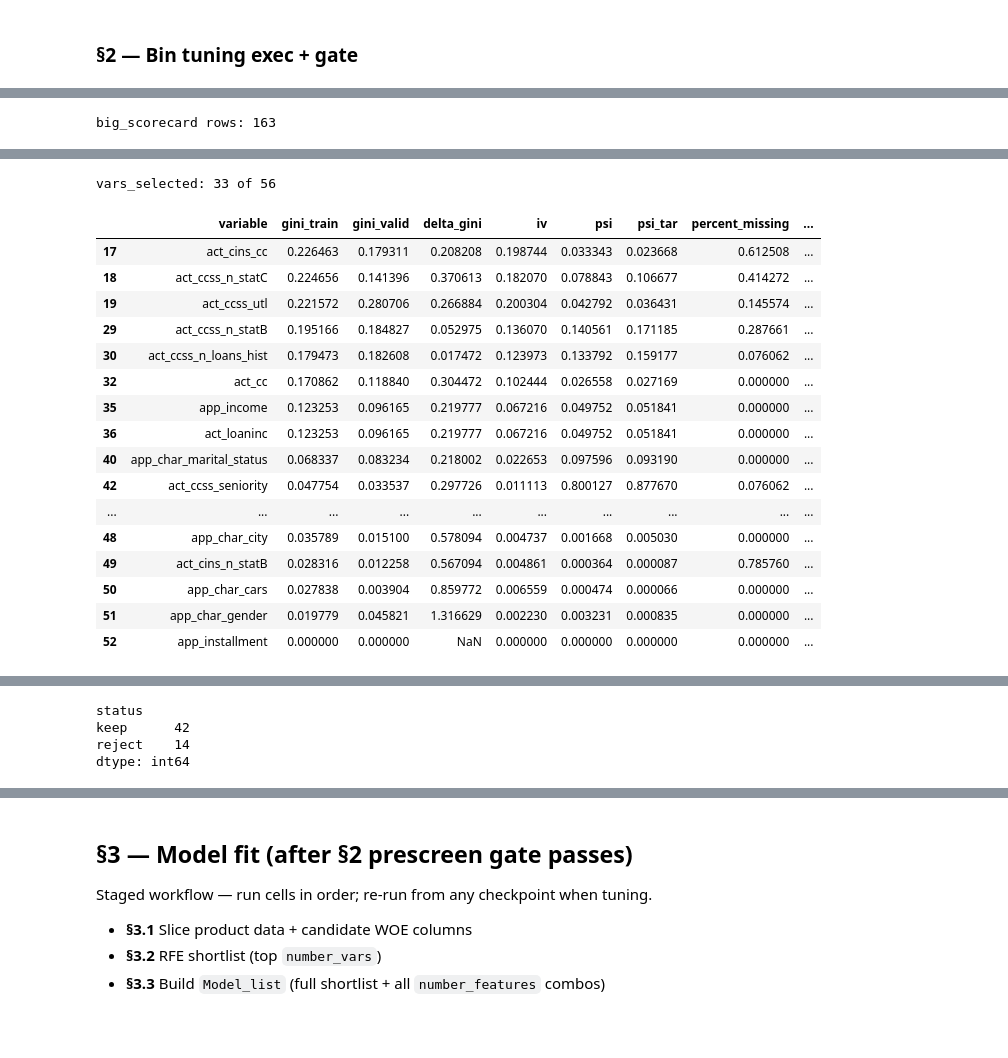
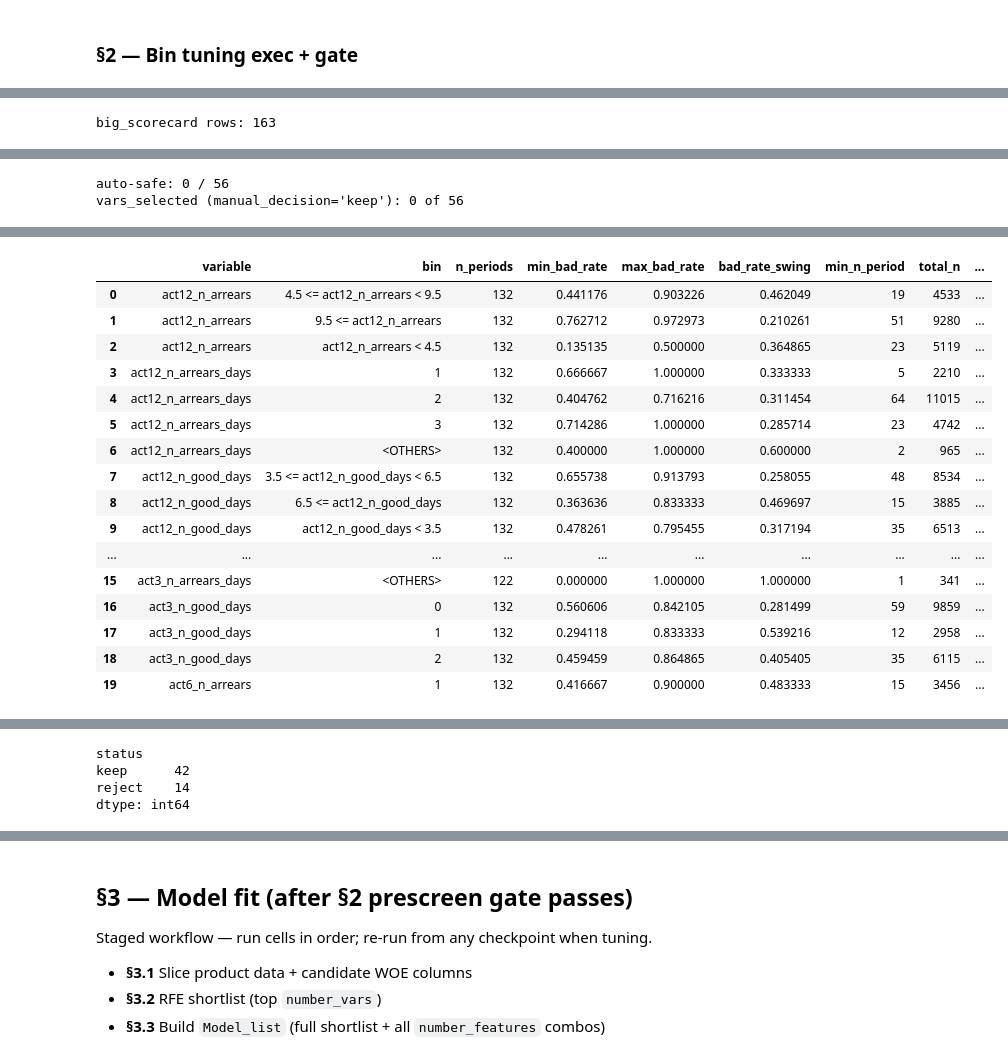
Before and after one commit to giangphuongtran/scorecard-builder, a Jupyter notebook: notebooks/03_scorecard.ipynb, the cells around one changed output, grey strips where cells are left out. Drawn from its saved outputs; the diff is of its cells as text; code cells hidden in the pictures; blank space fills up the shorter version.

```diff
--- a/notebooks/03_scorecard.ipynb
+++ b/notebooks/03_scorecard.ipynb
@@ -86,6 +86,9 @@ SCORECARD_PARAMS = {
         "max_bad_rate_swing": 0.15,
         "min_periods_for_stability": 6,
         "max_plots": None,
+        "min_static_br_gap": 0.02,      # 2 percentage points
+        "min_period_br_gap": 0.02,      # for time-gap stability checks
+        "min_periods_for_gap": 6,
     },
     "selection": {
         "number_vars": 12,
@@ -949,16 +952,3 @@ checkpoint build_gini_vars_table: 3 rows
 | 0 | act_cc | 0.182276 | 0.136257 | 0.252469 | 0.077965 | 0.026558 | 0.027169 | 0.0 | ... |
 | 1 | act_loaninc | 0.109458 | 0.122895 | 0.122753 | 0.080094 | 0.049752 | 0.051841 | 0.0 | ... |
 | 2 | act_age | 0.041984 | 0.088755 | 1.114027 | 0.002759 | 0.243880 | 0.216543 | 0.0 | ... |
-# %%
-def apply_prescreen(gini_vars, params):
-	return gini_vars.query(
-		"gini_train > @params['gini_min']"
-		" and delta_gini < @params['delta_gini_max']"
-		" and psi_tar < @params['psi_tar_max']"
-		" and psi < @params['psi_max']"
-	)["variable"].tolist()
-
-# --- checkpoint: apply_prescreen ---
-_cp_vars_selected = apply_prescreen(_cp_gini_vars, SCORECARD_PARAMS)
-print(f"checkpoint apply_prescreen: kept {len(_cp_vars_selected)} / {len(_cp_gini_vars)}")
-print("sample:", _cp_vars_selected[:5])
@@ -1267,5 +1923,5 @@ Period × bin (Variable_report right block)
 # %%
-# §2 — Bin tuning loop (re-run after changing params until prescreen gate passes)
+# §2 — Bin tuning loop (re-run after changing params until manual-review table is stable)
 
 binning_maps = fit_binning_maps(
     train_product, cand["all"], SCORECARD_PARAMS["target"], SCORECARD_PARAMS
@@ -1292,12 +1948,19 @@ gini_vars = build_gini_vars_table(
     train_binned, valid_binned, train_woe, valid_woe,
     big_scorecard, cand["all"], SCORECARD_PARAMS["target"], SCORECARD_PARAMS,
 )
-display(gini_vars.head(15))
+review_vars = apply_prescreen(gini_vars, SCORECARD_PARAMS)
+period_tables, stability_flags = bin_stability_report(
+    train_binned, cand["all"], SCORECARD_PARAMS["target"], SCORECARD_PARAMS["time_col"], SCORECARD_PARAMS,
+)
+master_review_vars, master_review_bins = build_master_review_table(review_vars, stability_flags)
 
-vars_selected = apply_prescreen(gini_vars, SCORECARD_PARAMS)
-rejected = gini_vars[~gini_vars["variable"].isin(vars_selected)]
-print(f"vars_selected: {len(vars_selected)} of {len(gini_vars)}")
-display(rejected.head(20))
+vars_selected = select_vars_from_manual_review(master_review_vars)
+review_focus = master_review_vars.loc[~master_review_vars["safe_to_include"]]
+print(f"auto-safe: {int(master_review_vars['safe_to_include'].sum())} / {len(master_review_vars)}")
+print(f"vars_selected (manual_decision='keep'): {len(vars_selected)} of {len(master_review_vars)}")
+display(master_review_vars.head(20))
+display(master_review_bins.head(20))
+display(review_focus[["variable", "safety_reason", "n_unstable_bins", "max_bad_rate_swing"]].head(20))
 
 screen_report = prescreen_features(train_woe, valid_woe, iv_table, SCORECARD_PARAMS)
 display(screen_report.groupby("status").size())
@@ -1314,4 +1977,6 @@ big_scorecard rows: 163
 | 7 | act_loaninc | 5.817 <= act_loaninc | 5.817 <= act_loaninc | 4770 | 3740 | 1030 | 0.784067 | 0.251954 | 943.0 | ... |
 | 8 | act_loaninc | act_loaninc < 2.325 | act_loaninc < 2.325 | 4411 | 3025 | 1386 | 0.685786 | 0.232992 | 489.0 | ... |
 | 9 | app_income | 2150.5 <= app_income | 2150.5 <= app_income | 4411 | 3025 | 1386 | 0.685786 | 0.232992 | 489.0 | ... |
+auto-safe: 0 / 56
+vars_selected (manual_decision='keep'): 0 of 56
 |  | variable | gini_train | gini_valid | delta_gini | iv | psi | psi_tar | percent_missing | ... |
@@ -1333,18 +1999,17 @@ big_scorecard rows: 163
-vars_selected: 33 of 56
-|  | variable | gini_train | gini_valid | delta_gini | iv | psi | psi_tar | percent_missing | ... |
-| 17 | act_cins_cc | 0.226463 | 0.179311 | 0.208208 | 0.198744 | 0.033343 | 0.023668 | 0.612508 | ... |
-| 18 | act_ccss_n_statC | 0.224656 | 0.141396 | 0.370613 | 0.182070 | 0.078843 | 0.106677 | 0.414272 | ... |
-| 19 | act_ccss_utl | 0.221572 | 0.280706 | 0.266884 | 0.200304 | 0.042792 | 0.036431 | 0.145574 | ... |
-| 29 | act_ccss_n_statB | 0.195166 | 0.184827 | 0.052975 | 0.136070 | 0.140561 | 0.171185 | 0.287661 | ... |
-| 30 | act_ccss_n_loans_hist | 0.179473 | 0.182608 | 0.017472 | 0.123973 | 0.133792 | 0.159177 | 0.076062 | ... |
-| 32 | act_cc | 0.170862 | 0.118840 | 0.304472 | 0.102444 | 0.026558 | 0.027169 | 0.000000 | ... |
-| 35 | app_income | 0.123253 | 0.096165 | 0.219777 | 0.067216 | 0.049752 | 0.051841 | 0.000000 | ... |
-| 36 | act_loaninc | 0.123253 | 0.096165 | 0.219777 | 0.067216 | 0.049752 | 0.051841 | 0.000000 | ... |
-| 40 | app_char_marital_status | 0.068337 | 0.083234 | 0.218002 | 0.022653 | 0.097596 | 0.093190 | 0.000000 | ... |
-| 42 | act_ccss_seniority | 0.047754 | 0.033537 | 0.297726 | 0.011113 | 0.800127 | 0.877670 | 0.076062 | ... |
+|  | variable | bin | n_periods | min_bad_rate | max_bad_rate | bad_rate_swing | min_n_period | total_n | ... |
+| 0 | act12_n_arrears | 4.5 <= act12_n_arrears < 9.5 | 132 | 0.441176 | 0.903226 | 0.462049 | 19 | 4533 | ... |
+| 1 | act12_n_arrears | 9.5 <= act12_n_arrears | 132 | 0.762712 | 0.972973 | 0.210261 | 51 | 9280 | ... |
+| 2 | act12_n_arrears | act12_n_arrears < 4.5 | 132 | 0.135135 | 0.500000 | 0.364865 | 23 | 5119 | ... |
+| 3 | act12_n_arrears_days | 1 | 132 | 0.666667 | 1.000000 | 0.333333 | 5 | 2210 | ... |
+| 4 | act12_n_arrears_days | 2 | 132 | 0.404762 | 0.716216 | 0.311454 | 64 | 11015 | ... |
+| 5 | act12_n_arrears_days | 3 | 132 | 0.714286 | 1.000000 | 0.285714 | 23 | 4742 | ... |
+| 6 | act12_n_arrears_days | <OTHERS> | 132 | 0.400000 | 1.000000 | 0.600000 | 2 | 965 | ... |
+| 7 | act12_n_good_days | 3.5 <= act12_n_good_days < 6.5 | 132 | 0.655738 | 0.913793 | 0.258055 | 48 | 8534 | ... |
+| 8 | act12_n_good_days | 6.5 <= act12_n_good_days | 132 | 0.363636 | 0.833333 | 0.469697 | 15 | 3885 | ... |
+| 9 | act12_n_good_days | act12_n_good_days < 3.5 | 132 | 0.478261 | 0.795455 | 0.317194 | 35 | 6513 | ... |
 | ... | ... | ... | ... | ... | ... | ... | ... | ... | ... |
-| 48 | app_char_city | 0.035789 | 0.015100 | 0.578094 | 0.004737 | 0.001668 | 0.005030 | 0.000000 | ... |
-| 49 | act_cins_n_statB | 0.028316 | 0.012258 | 0.567094 | 0.004861 | 0.000364 | 0.000087 | 0.785760 | ... |
-| 50 | app_char_cars | 0.027838 | 0.003904 | 0.859772 | 0.006559 | 0.000474 | 0.000066 | 0.000000 | ... |
-| 51 | app_char_gender | 0.019779 | 0.045821 | 1.316629 | 0.002230 | 0.003231 | 0.000835 | 0.000000 | ... |
-| 52 | app_installment | 0.000000 | 0.000000 | NaN | 0.000000 | 0.000000 | 0.000000 | 0.000000 | ... |
+| 15 | act3_n_arrears_days | <OTHERS> | 122 | 0.000000 | 1.000000 | 1.000000 | 1 | 341 | ... |
+| 16 | act3_n_good_days | 0 | 132 | 0.560606 | 0.842105 | 0.281499 | 59 | 9859 | ... |
+| 17 | act3_n_good_days | 1 | 132 | 0.294118 | 0.833333 | 0.539216 | 12 | 2958 | ... |
+| 18 | act3_n_good_days | 2 | 132 | 0.459459 | 0.864865 | 0.405405 | 35 | 6115 | ... |
+| 19 | act6_n_arrears | 1 | 132 | 0.416667 | 0.900000 | 0.483333 | 15 | 3456 | ... |
```
Also changed, not shown: parts of 33 cells of this notebook.
